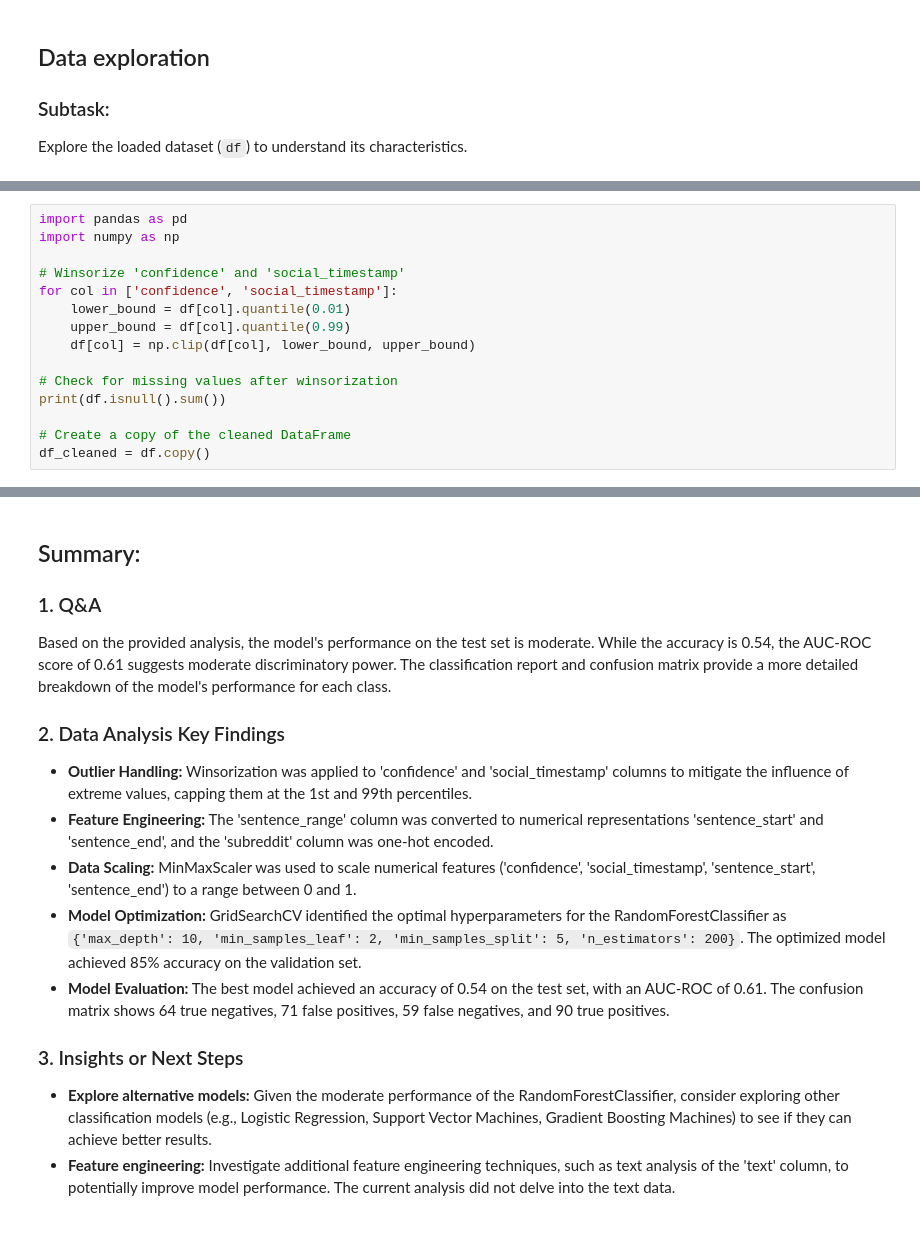
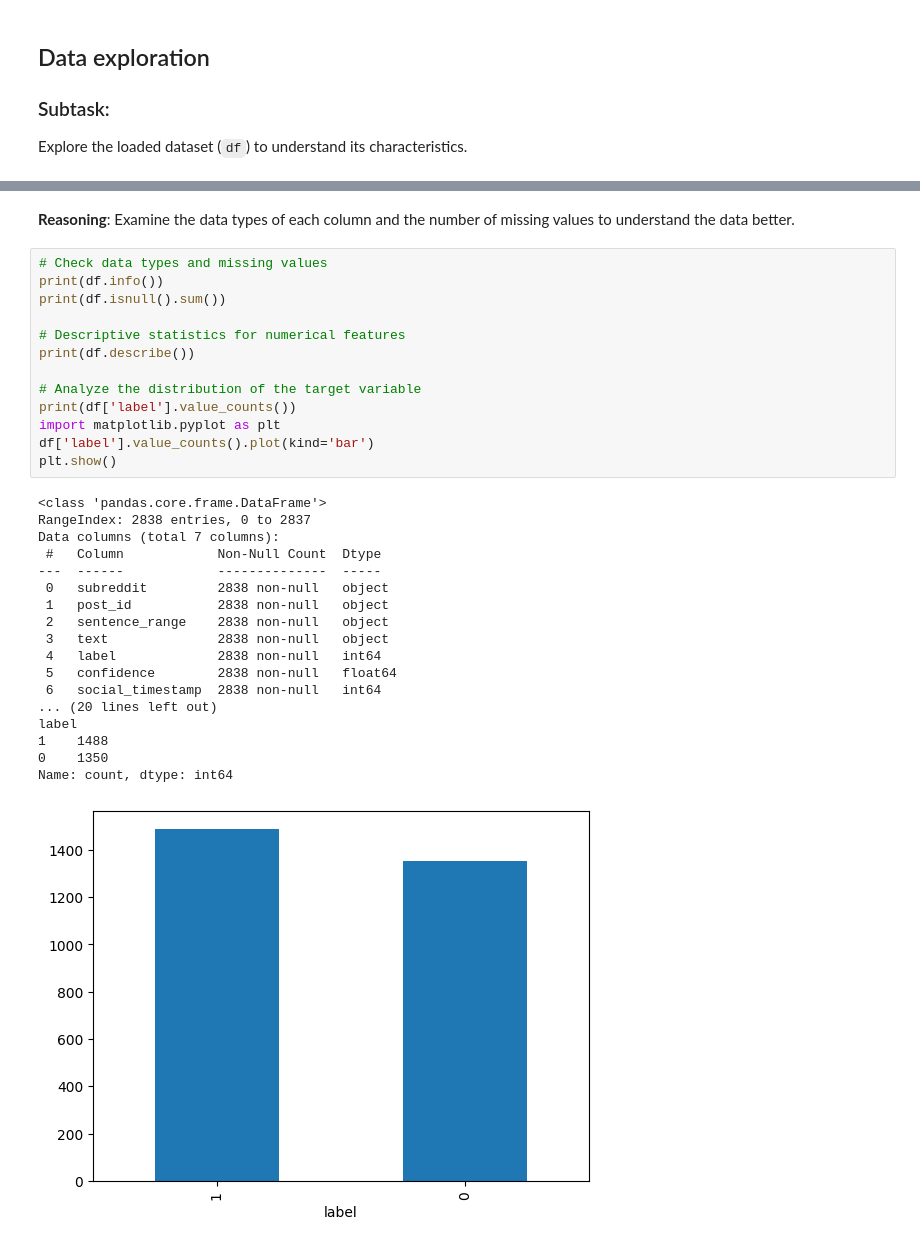
Before and after one commit to antonionipo/Human-Stress-Prediction, a Jupyter notebook: Human_Stress_Prediction_Sandbox.ipynb, the cells around one changed output, grey strips where cells are left out. Saved outputs shown, nothing was run; the diff lists cells and outputs as text.

```diff
--- a/Human_Stress_Prediction_Sandbox.ipynb
+++ b/Human_Stress_Prediction_Sandbox.ipynb
@@ -138,15 +57,0 @@ Based on the data exploration, there are potential outliers in the 'confidence'
-# %%
-import pandas as pd
-import numpy as np
-
-# Winsorize 'confidence' and 'social_timestamp'
-for col in ['confidence', 'social_timestamp']:
-    lower_bound = df[col].quantile(0.01)
-    upper_bound = df[col].quantile(0.99)
-    df[col] = np.clip(df[col], lower_bound, upper_bound)
-
-# Check for missing values after winsorization
-print(df.isnull().sum())
-
-# Create a copy of the cleaned DataFrame
-df_cleaned = df.copy()
@@ -488,20 +58,35 @@ AUC-ROC: 0.6083271190653741
-# %% [markdown]
-## Summary:
-
-### 1. Q&A
-
-Based on the provided analysis, the model's performance on the test set is moderate.  While the accuracy is 0.54, the AUC-ROC score of 0.61 suggests moderate discriminatory power.  The classification report and confusion matrix provide a more detailed breakdown of the model's performance for each class.
-
-### 2. Data Analysis Key Findings
-
-* **Outlier Handling:** Winsorization was applied to 'confidence' and 'social_timestamp' columns to mitigate the influence of extreme values, capping them at the 1st and 99th percentiles.
-* **Feature Engineering:** The 'sentence_range' column was converted to numerical representations 'sentence_start' and 'sentence_end', and the 'subreddit' column was one-hot encoded.
-* **Data Scaling:**  MinMaxScaler was used to scale numerical features ('confidence', 'social_timestamp', 'sentence_start', 'sentence_end') to a range between 0 and 1.
-* **Model Optimization:** GridSearchCV identified the optimal hyperparameters for the RandomForestClassifier as `{'max_depth': 10, 'min_samples_leaf': 2, 'min_samples_split': 5, 'n_estimators': 200}`.  The optimized model achieved 85% accuracy on the validation set.
-* **Model Evaluation:** The best model achieved an accuracy of 0.54 on the test set, with an AUC-ROC of 0.61.  The confusion matrix shows 64 true negatives, 71 false positives, 59 false negatives, and 90 true positives.
-
-
-### 3. Insights or Next Steps
-
-* **Explore alternative models:** Given the moderate performance of the RandomForestClassifier, consider exploring other classification models (e.g., Logistic Regression, Support Vector Machines, Gradient Boosting Machines) to see if they can achieve better results.
-* **Feature engineering:** Investigate additional feature engineering techniques, such as text analysis of the 'text' column, to potentially improve model performance.  The current analysis did not delve into the text data.
+# %% [markdown]
+**Reasoning**:
+Examine the data types of each column and the number of missing values to understand the data better.
+# %%
+# Check data types and missing values
+print(df.info())
+print(df.isnull().sum())
+
+# Descriptive statistics for numerical features
+print(df.describe())
+
+# Analyze the distribution of the target variable
+print(df['label'].value_counts())
+import matplotlib.pyplot as plt
+df['label'].value_counts().plot(kind='bar')
+plt.show()
+# %% [output]
+<class 'pandas.core.frame.DataFrame'>
+RangeIndex: 2838 entries, 0 to 2837
+Data columns (total 7 columns):
+ #   Column            Non-Null Count  Dtype
+---  ------            --------------  -----
+ 0   subreddit         2838 non-null   object
+ 1   post_id           2838 non-null   object
+ 2   sentence_range    2838 non-null   object
+ 3   text              2838 non-null   object
+ 4   label             2838 non-null   int64
+ 5   confidence        2838 non-null   float64
+ 6   social_timestamp  2838 non-null   int64
+... (20 lines left out)
+label
+1    1488
+0    1350
+Name: count, dtype: int64
+[figure, added]
```
Also changed, not shown: parts of 50 cells of this notebook.
